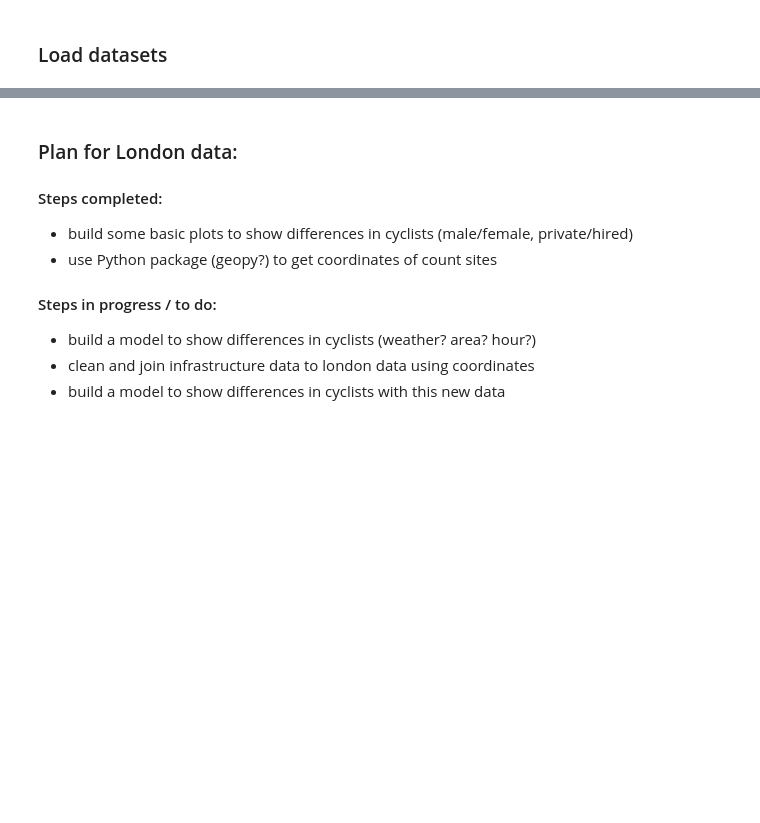
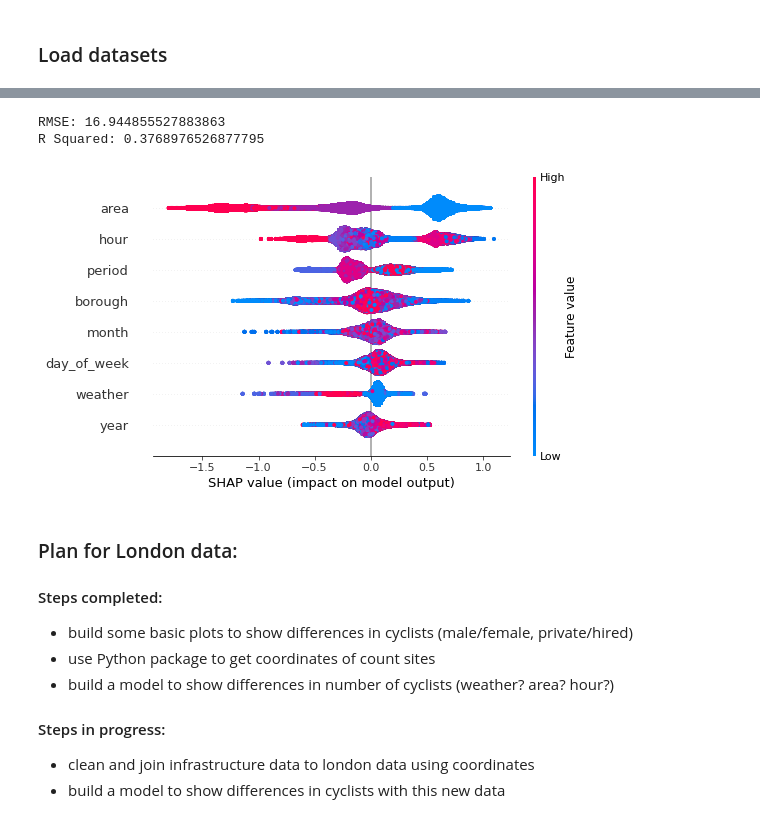
Before and after one commit to PatKang/LSE_DreamTeam, a Jupyter notebook: london_data.ipynb, the cells around one changed output, grey strips where cells are left out. Saved outputs shown, nothing was run; the diff lists cells and outputs as text; code cells hidden in the pictures; blank space fills up the shorter version.

Commit message:
updated_london_notebook_with_model

```diff
--- a/london_data.ipynb
+++ b/london_data.ipynb
@@ -186,0 +179,9 @@ london_model.head()
+# %%
+# Select features for model
+london_model = london[['year', 'month', 'day_of_week', 'period', 'hour', 'area', 'borough', 'weather', 'total_cycles']]
+
+# Exclude rows with null values
+london_model = london_model.dropna()
+
+# ~1.6% of total rows dropped
+(london_model.shape[0]/london.shape[0])*100
@@ -186,0 +190,29 @@ london_model.head()
+# %%
+# Change month column from float to int
+london_model.month = london_model.month.astype(int)
+
+# Set categorical categories as category
+cat_cols = ['month', 'day_of_week', 'period', 'area', 'borough', 'weather']
+for col in cat_cols:
+    london_model[col] = london_model[col].astype('category')
+    london_model[col] = london_model[col].cat.codes
+
+# Record categorical columns
+cat_index = []
+for col in cat_cols:
+    cat_index.append(london_model.columns.get_loc(col))
+# %%
+# CatBoost model
+X = london_model.drop(['total_cycles'], axis=1)
+y = london_model.total_cycles
+
+X_train, X_test, y_train, y_test = train_test_split(X, y, test_size=0.2, random_state=13)
+train_dataset = cb.Pool(X_train, y_train, cat_features=cat_index)
+test_dataset = cb.Pool(X_test, y_test, cat_features=cat_index)
+
+model = cb.CatBoostRegressor(loss_function='Poisson')
+grid = {'iterations': [400],
+        'learning_rate': [0.3],
+        'depth': [10],
+        'early_stopping_rounds' : [10]}
+model.grid_search(grid, train_dataset)
@@ -187,11 +254,29 @@ london_model.head()
+# %%
+# Model performance
+pred = model.predict(X_test)
+rmse = (np.sqrt(mean_squared_error(y_test, pred)))
+r_squared = r2_score(y_test, pred)
+print(f'RMSE: {rmse}')
+print(f'R Squared: {r_squared}')
+
+# ~37.7% of variance in cycling numbers explained by these factors
+# %% [output]
+RMSE: 16.944855527883863
+R Squared: 0.3768976526877795
+# %%
+# Feature importance
+shap_values = shap.TreeExplainer(model).shap_values(X_train)
+shap.summary_plot(shap_values, X_train)
+# %% [output]
+[figure, added]
 # %% [markdown]
 ### Plan for London data:
 
 #### Steps completed:
 - build some basic plots to show differences in cyclists (male/female, private/hired)
-- use Python package (geopy?) to get coordinates of count sites
+- use Python package to get coordinates of count sites
+- build a model to show differences in number of cyclists (weather? area? hour?)
 
-#### Steps in progress / to do:
-- build a model to show differences in cyclists (weather? area? hour?)
+#### Steps in progress:
 - clean and join infrastructure data to london data using coordinates
 - build a model to show differences in cyclists with this new data
```
Also changed, not shown: parts of 19 cells of this notebook.
